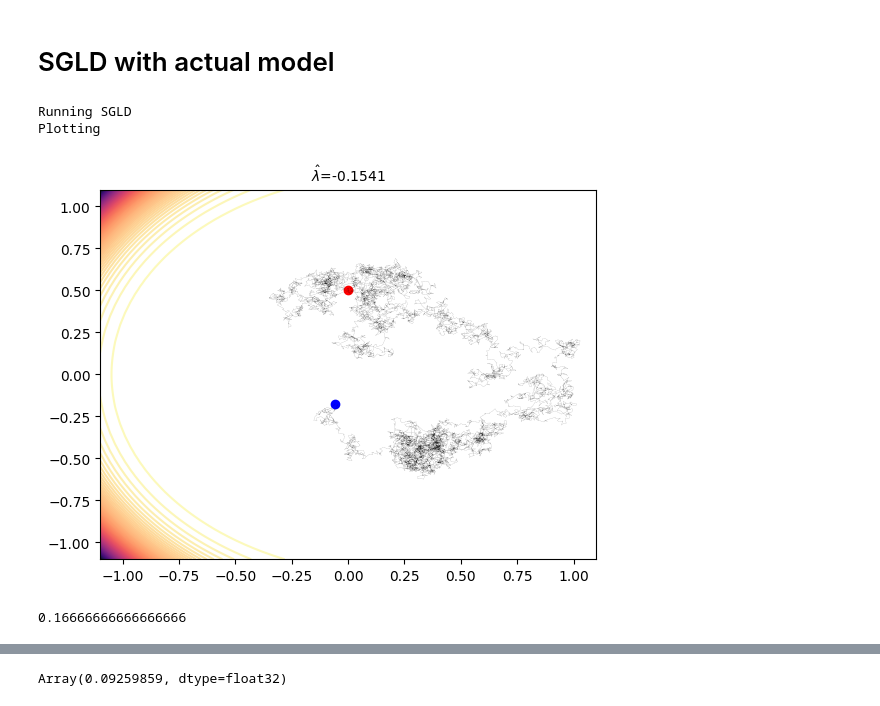
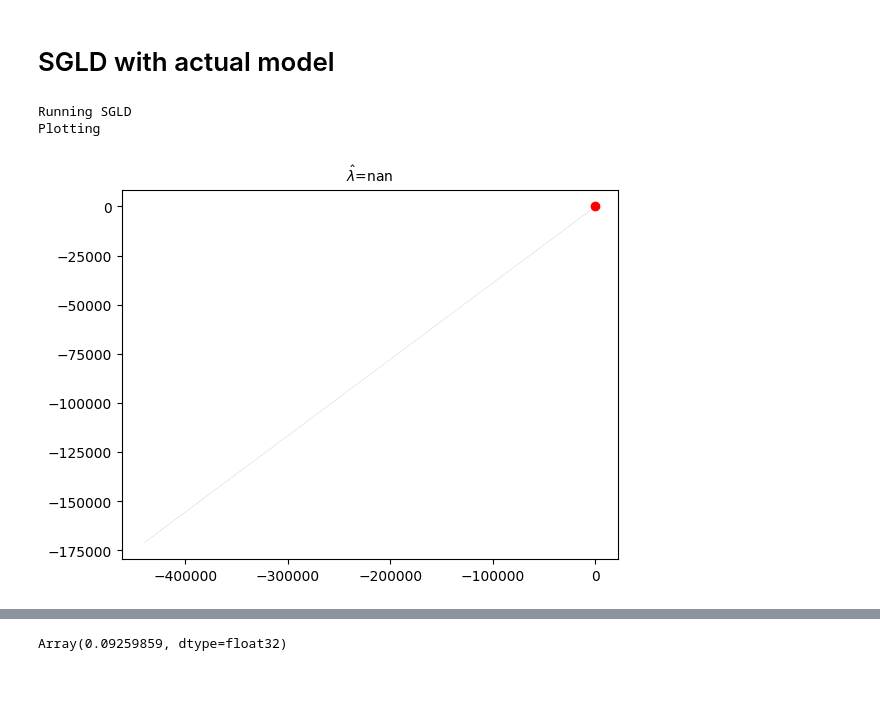
Before and after one commit to edmundlth/local_learning_coefficient_estimation, a Jupyter notebook: sgld_2d_singular_potentials.ipynb, the cells around one changed output, grey strips where cells are left out. Cells and saved outputs as stored; diff of their text form; code cells hidden in the pictures.

```diff
--- a/sgld_2d_singular_potentials.ipynb
+++ b/sgld_2d_singular_potentials.ipynb
@@ -153,8 +153,8 @@ w_init = jnp.array([0.0, 0.5])
 # w_init = np.random.rand(2)
 sigma = 0.3
 prior_sigma = 10.0
-epsilon = 0.0001
-num_steps = 10000
+epsilon = 0.005
+num_steps = 5000
 key = random.PRNGKey(2)
 
 # Generate some data
@@ -172,36 +172,32 @@ grad_log_posterior_fn = jax.jit(jax.grad(lambda w: log_posterior(w, x, y, sigma,
 trajectory = run_SGLD(grad_log_posterior_fn, w_init, epsilon, num_steps, key)
 
 # Plotting
 print("Plotting")
 val = np.max(np.abs(trajectory))
 val = np.max([1.1, val])
 w1_vals = jnp.linspace(-val, val, 100)
 w2_vals = jnp.linspace(-val, val, 100)
 # val = 0.1
 # w1_vals = jnp.linspace(trajectory[:, 0].min() - val, trajectory[:, 0].max() + val, 100)
 # w2_vals = jnp.linspace(trajectory[:, 1].min() - val, trajectory[:, 1].max() + val, 100)
 
 W1, W2 = jnp.meshgrid(w1_vals, w2_vals)
 Z = jnp.array([[log_posterior(jnp.array([w1, w2]), x, y, sigma, prior_sigma)
                 for w1 in w1_vals]
                 for w2 in w2_vals]) / N
-plt.contour(W1, W2, Z, levels=150, cmap='magma')
+plt.contour(W1, W2, Z, levels=200, cmap='magma')
 # plt.contour(W1, W2, Z, levels=100, norm=SymLogNorm(100000), cmap="magma", alpha=0.8)
 plt.plot(trajectory[:, 0], trajectory[:, 1], 'k--', linewidth=0.1, markersize=0.1, alpha=0.8)
 plt.scatter(trajectory[0, 0], trajectory[0, 1], c='red')
 plt.scatter(trajectory[-1, 0], trajectory[-1, 1], c='blue')
 samples = trajectory
 # samples = trajectory[trajectory[:, 0] < 0.7]
 hatlambda = (-np.mean([log_likelihood(w, x, y, sigma) for w in samples]) + log_likelihood([0, 0], x, y, sigma)) / np.log(N)
 
 symhatlambda = "$\hat{\lambda}$"
 plt.title(f"{symhatlambda}={hatlambda:.4f}", fontsize=10)
 plt.show()
 # %% [output]
 Running SGLD
 Plotting
-[figure, old version]
+[figure, new version]
-# %%
-2 / 12
-# %% [output]
-0.16666666666666666
```
Also changed, not shown: parts of 1 cell of this notebook, 7 other files.
